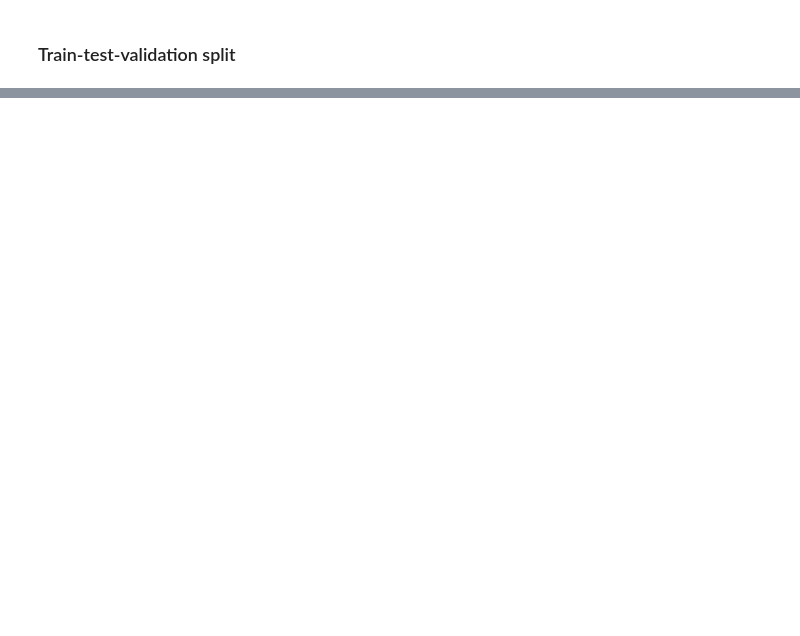
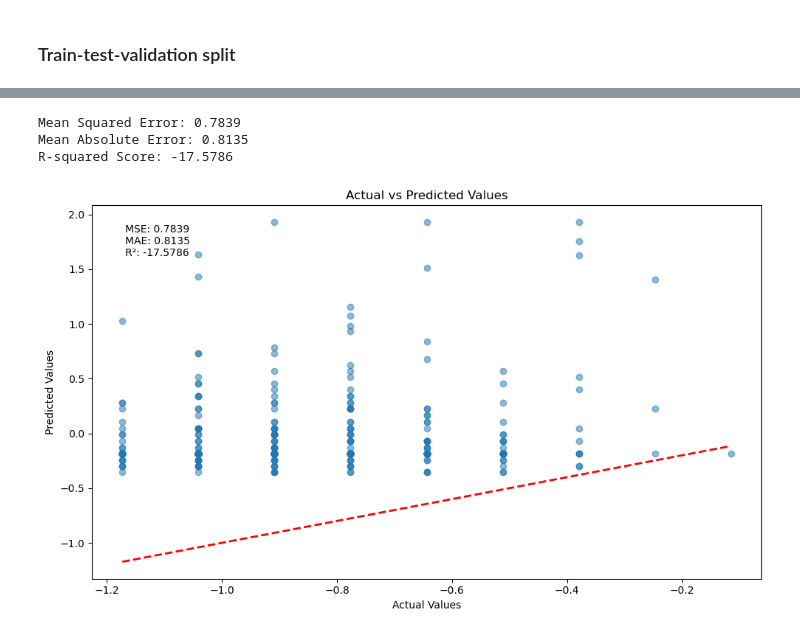
Before and after one commit to nukul-rajpoot/game_price_prediction, a Jupyter notebook: python_scripts/sentiment_analysis/lstm_test.ipynb, the cells around one changed output, grey strips where cells are left out. Saved outputs shown, nothing was run; the diff lists cells and outputs as text; code cells hidden in the pictures; blank space fills up the shorter version.

```diff
--- a/python_scripts/sentiment_analysis/lstm_test.ipynb
+++ b/python_scripts/sentiment_analysis/lstm_test.ipynb
@@ -305,0 +216,43 @@ Prediction: 0.04, Actual: 0.01
+# %%
+from sklearn.metrics import mean_squared_error, mean_absolute_error, r2_score
+import numpy as np
+
+# Convert predictions and actuals to numpy arrays if they aren't already
+predictions = np.array(predictions)
+actuals = np.array(actuals)
+
+# Calculate metrics
+mse = mean_squared_error(actuals, predictions)
+mae = mean_absolute_error(actuals, predictions)
+r2 = r2_score(actuals, predictions)
+
+# Print the results
+print(f"Mean Squared Error: {mse:.4f}")
+print(f"Mean Absolute Error: {mae:.4f}")
+print(f"R-squared Score: {r2:.4f}")
+# %% [output]
+Mean Squared Error: 0.7839
+Mean Absolute Error: 0.8135
+R-squared Score: -17.5786
+# %%
+import matplotlib.pyplot as plt
+
+# Create the scatter plot
+plt.figure(figsize=(10, 6))
+plt.scatter(actuals, predictions, alpha=0.5)
+plt.plot([actuals.min(), actuals.max()], [actuals.min(), actuals.max()], 'r--', lw=2)
+
+# Set labels and title
+plt.xlabel('Actual Values')
+plt.ylabel('Predicted Values')
+plt.title('Actual vs Predicted Values')
+
+# Add text with metrics
+plt.text(0.05, 0.95, f'MSE: {mse:.4f}\nMAE: {mae:.4f}\nR²: {r2:.4f}',
+         transform=plt.gca().transAxes, verticalalignment='top')
+
+# Show the plot
+plt.tight_layout()
+plt.show()
+# %% [output]
+[figure, added]
```
Also changed, not shown: parts of 9 cells of this notebook, 2 other files.
